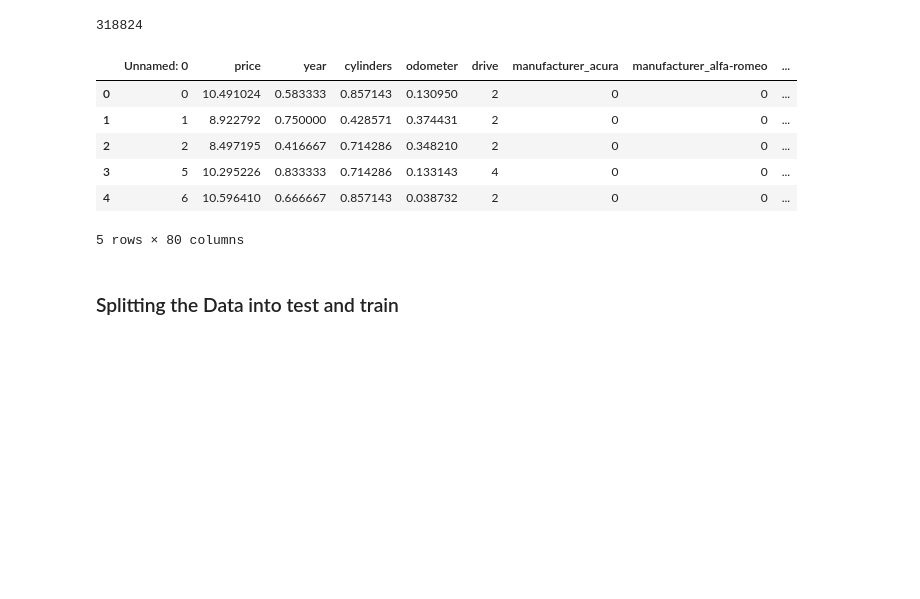
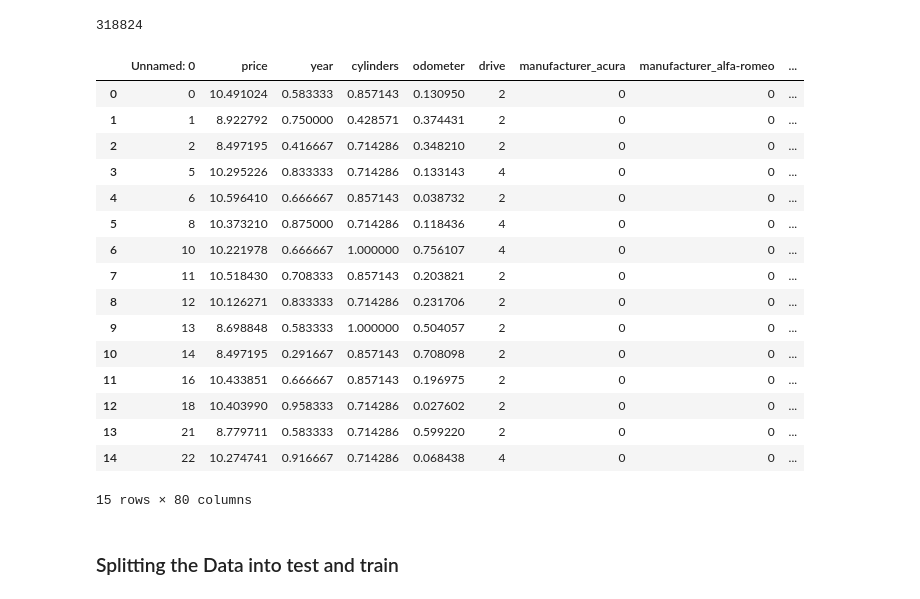
Before and after one commit to vkhanderao/Used-Cars-Price-Prediction, a Jupyter notebook: Code/Modelling_and_Validation1.ipynb, the cells around one changed output. Drawn from its saved outputs; the diff is of its cells as text; code cells hidden in the pictures; blank space fills up the shorter version.

```diff
--- a/Code/Modelling_and_Validation1.ipynb
+++ b/Code/Modelling_and_Validation1.ipynb
@@ -65,15 +65,25 @@ len(train_df)
 # %% [output]
 318824
 # %%
-train_df.head()
+train_df.head(15)
 # %% [output]
 |  | Unnamed: 0 | price | year | cylinders | odometer | drive | manufacturer_acura | manufacturer_alfa-romeo | ... |
 | 0 | 0 | 10.491024 | 0.583333 | 0.857143 | 0.130950 | 2 | 0 | 0 | ... |
 | 1 | 1 | 8.922792 | 0.750000 | 0.428571 | 0.374431 | 2 | 0 | 0 | ... |
 | 2 | 2 | 8.497195 | 0.416667 | 0.714286 | 0.348210 | 2 | 0 | 0 | ... |
 | 3 | 5 | 10.295226 | 0.833333 | 0.714286 | 0.133143 | 4 | 0 | 0 | ... |
 | 4 | 6 | 10.596410 | 0.666667 | 0.857143 | 0.038732 | 2 | 0 | 0 | ... |
+| 5 | 8 | 10.373210 | 0.875000 | 0.714286 | 0.118436 | 4 | 0 | 0 | ... |
+| 6 | 10 | 10.221978 | 0.666667 | 1.000000 | 0.756107 | 4 | 0 | 0 | ... |
+| 7 | 11 | 10.518430 | 0.708333 | 0.857143 | 0.203821 | 2 | 0 | 0 | ... |
+| 8 | 12 | 10.126271 | 0.833333 | 0.714286 | 0.231706 | 2 | 0 | 0 | ... |
+| 9 | 13 | 8.698848 | 0.583333 | 1.000000 | 0.504057 | 2 | 0 | 0 | ... |
+| 10 | 14 | 8.497195 | 0.291667 | 0.857143 | 0.708098 | 2 | 0 | 0 | ... |
+| 11 | 16 | 10.433851 | 0.666667 | 0.857143 | 0.196975 | 2 | 0 | 0 | ... |
+| 12 | 18 | 10.403990 | 0.958333 | 0.714286 | 0.027602 | 2 | 0 | 0 | ... |
+| 13 | 21 | 8.779711 | 0.583333 | 0.714286 | 0.599220 | 2 | 0 | 0 | ... |
+| 14 | 22 | 10.274741 | 0.916667 | 0.714286 | 0.068438 | 4 | 0 | 0 | ... |
-5 rows × 80 columns
+15 rows × 80 columns
 # %% [markdown]
 ### Splitting the Data into test and train
 # %%
```
Also changed, not shown: parts of 13 cells of this notebook.
